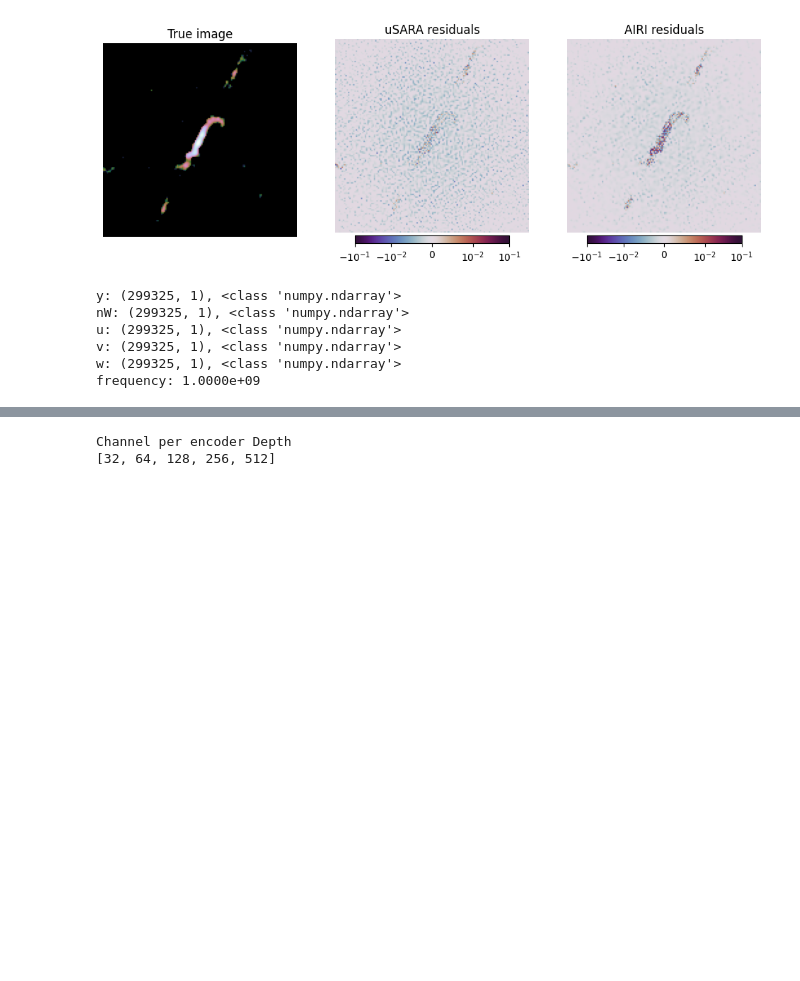
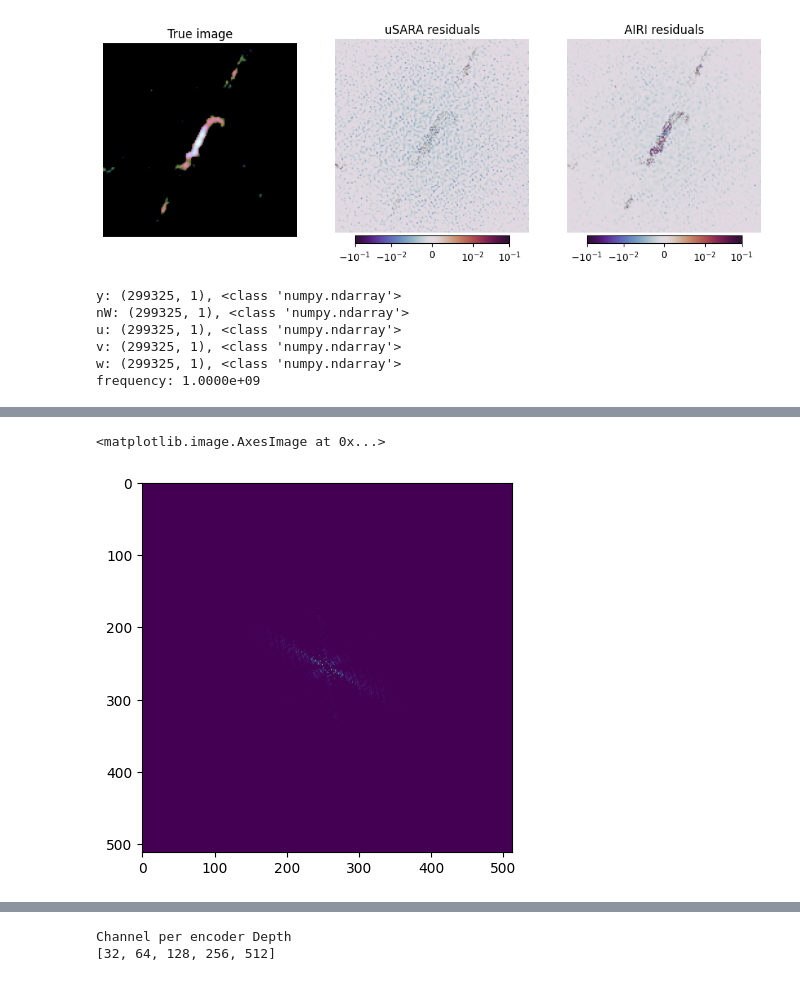
Before and after one commit to epfl-radio-astro/diffusionRI, a Jupyter notebook: ddrm_vs_usara.ipynb, the cells around one changed output, grey strips where cells are left out. Drawn from its saved outputs; the diff is of its cells as text; code cells hidden in the pictures; blank space fills up the shorter version.

```diff
--- a/ddrm_vs_usara.ipynb
+++ b/ddrm_vs_usara.ipynb
@@ -182,0 +184,5 @@ axs[11].imshow(normalize(img_tmp))
+# %%
+plt.imshow(np.abs(gridded_vis))
+# %% [output]
+<matplotlib.image.AxesImage at 0x...>
+[figure, added]
```
Also changed, not shown: parts of 25 cells of this notebook.
